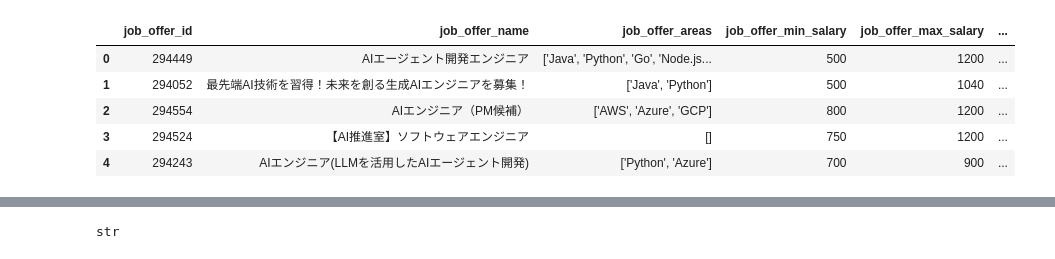
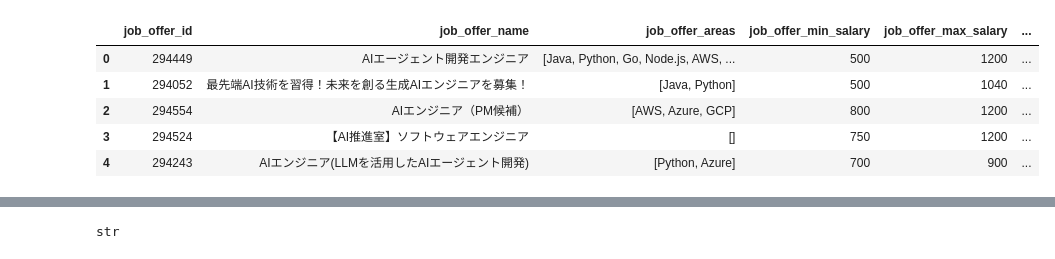
Before and after one commit to rksinagaki/job_scraping, a Jupyter notebook: src/test_date.ipynb, the cells around one changed output, grey strips where cells are left out. Cells and saved outputs as stored; diff of their text form; code cells hidden in the pictures.

```diff
--- a/src/test_date.ipynb
+++ b/src/test_date.ipynb
@@ -4,10 +73,9 @@ import ast
 # %%
-df = pd.read_csv('../data/filtered.csv')
-df.head()
+df_filtered.head()
 # %% [output]
 |  | job_offer_id | job_offer_name | job_offer_areas | job_offer_min_salary | job_offer_max_salary | ... |
-| 0 | 294449 | AIエージェント開発エンジニア | ['Java', 'Python', 'Go', 'Node.js... | 500 | 1200 | ... |
-| 1 | 294052 | 最先端AI技術を習得！未来を創る生成AIエンジニアを募集！ | ['Java', 'Python'] | 500 | 1040 | ... |
-| 2 | 294554 | AIエンジニア（PM候補） | ['AWS', 'Azure', 'GCP'] | 800 | 1200 | ... |
+| 0 | 294449 | AIエージェント開発エンジニア | [Java, Python, Go, Node.js, AWS, ... | 500 | 1200 | ... |
+| 1 | 294052 | 最先端AI技術を習得！未来を創る生成AIエンジニアを募集！ | [Java, Python] | 500 | 1040 | ... |
+| 2 | 294554 | AIエンジニア（PM候補） | [AWS, Azure, GCP] | 800 | 1200 | ... |
 | 3 | 294524 | 【AI推進室】ソフトウェアエンジニア | [] | 750 | 1200 | ... |
-| 4 | 294243 | AIエンジニア(LLMを活用したAIエージェント開発) | ['Python', 'Azure'] | 700 | 900 | ... |
+| 4 | 294243 | AIエンジニア(LLMを活用したAIエージェント開発) | [Python, Azure] | 700 | 900 | ... |
```
Also changed, not shown: parts of 3 cells of this notebook, 5 other files.
